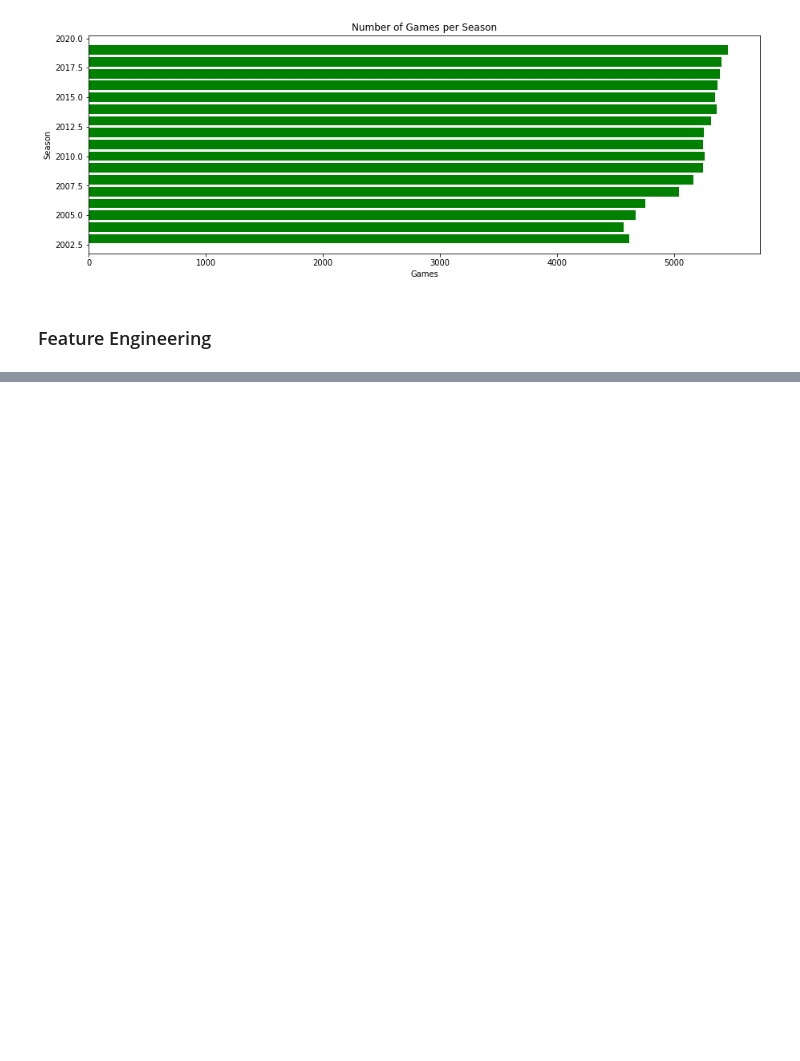
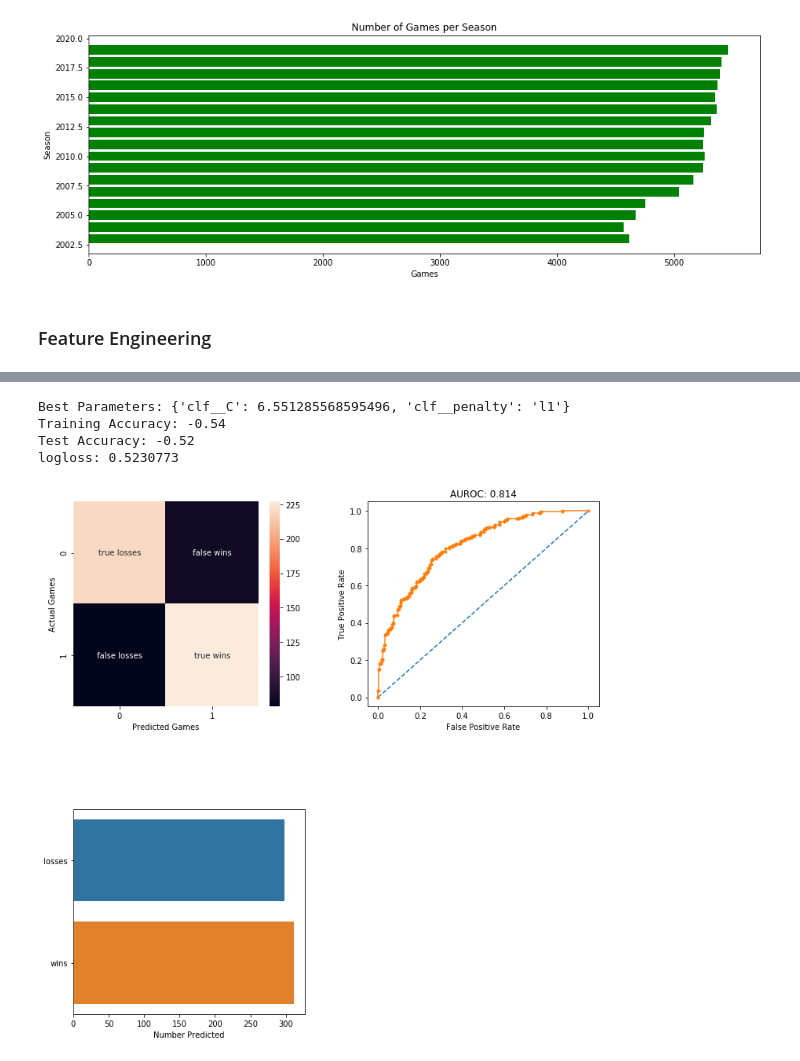
Before and after one commit to mjmcfalls/udacity-machine-learning, a Jupyter notebook: projects/capstone/Capstone-Notebook-Working.ipynb, the cells around one changed output, grey strips where cells are left out. Cells and saved outputs as stored; diff of their text form; code cells hidden in the pictures; blank space fills up the shorter version.

Commit message:
Feature: Tune ML Model Tuning model and parameters for best predictive performance.

```diff
--- a/projects/capstone/Capstone-Notebook-Working.ipynb
+++ b/projects/capstone/Capstone-Notebook-Working.ipynb
@@ -215,13 +224,13 @@ df_regularSeason.head()
 def weighStats(row):
     weight = 1
     if row['DayNum'] > (132 * 0.75):
-        weight += 0.25
+        weight += 1.76
     if (row['WLoc'] == "A") or (row['WLoc'] == "N"):
-        weight += 0.10
+        weight += 0.75
     # print(row)
 
     # Weighting winner stats
-    df_avg['Wsos'] = row['Wsos'] * weight
+    row['Wsos'] = row['Wsos'] * weight
     row['Wposs'] = row['Wposs'] * weight
     row['Wshoot_eff'] = row['Wshoot_eff'] * weight
     row['Wscore_op'] = row['Wscore_op'] * weight
@@ -459,6 +525,6 @@ df_features.head()
 # %%
-df_features.head()
-df_features.dropna(inplace=True)
+# df_features.head()
+# df_features.dropna(inplace=True)
 # %%
 # df_features[df_features.isnull()]
 # %%
@@ -509,12 +590,12 @@ X_train, X_test, y_train, y_test = train_test_split(X, y, test_size=0.31, random
 # %%
 # Log regression
 log_clf = LogisticRegression(random_state=42)
-log_param_grid = {'clf__C': np.logspace(start=-80, stop=40, num=50), 'clf__penalty': ['l1', 'l2'] }
+log_param_grid = {'clf__C': np.logspace(start=-80, stop=40, num=50), 'clf__penalty': ['l1', 'l2'],}
 # %%
 pipe = Pipeline([('clf', log_clf)])
 
 # Instantiate grid search using 10-fold cross validation:
-search = GridSearchCV(pipe, log_param_grid, cv=10)
+search = GridSearchCV(pipe, log_param_grid, cv=10, scoring='neg_log_loss')
 
 # Learn relationship between predictors (basketball/tourney features) and outcome,
 # and the best parameters for defining such:
@@ -546,33 +627,39 @@ print('logloss: {:0.7}'.format(logloss))
 # Plot all metrics in a grid of subplots:
 fig = plt.figure(figsize=(12, 12))
 grid = plt.GridSpec(2, 4, wspace=0.75, hspace=0.5)
 
 # Top-left plot - confusion matrix:
 plt.subplot(grid[0, :2])
 sns.heatmap(confusion_mtrx, annot=labels, fmt='')
 plt.xlabel('Predicted Games')
 plt.ylabel('Actual Games');
 
 # Top-right plot - ROC curve:
 plt.subplot(grid[0, 2:])
 plt.plot([0, 1], [0, 1], linestyle='--')
 plt.plot(fpr, tpr, marker='.')
 plt.xlabel('False Positive Rate')
 plt.ylabel('True Positive Rate')
 plt.title('AUROC: {:0.3}'.format(auc));
 
 # Bottom-left plot - support, or true predictions:
 plt.subplot(grid[1, :2])
 sns.countplot(y=predicted, orient='h')
 plt.yticks([1, 0], ('wins', 'losses'))
 plt.ylabel(''), plt.xlabel('Number Predicted');
 
 # Bottom-right plot - classification report:
 # plt.subplot(grid[1, 2:])
 # visualizer = ClassificationReport(search, classes=['losses', 'wins'])
 # visualizer.fit(X_train, y_train)
 # visualizer.score(X_test, y_test)
 # g = visualizer.poof();
+# %% [output]
+Best Parameters: {'clf__C': 6.551285568595496, 'clf__penalty': 'l1'}
+Training Accuracy: -0.54
+Test Accuracy: -0.52
+logloss: 0.5230773
+[figure, added]
 # %%
 # Build predictions
 # logloss: 0.5169117 -> no weighting
```
Also changed, not shown: parts of 27 cells of this notebook, 6 other files.
